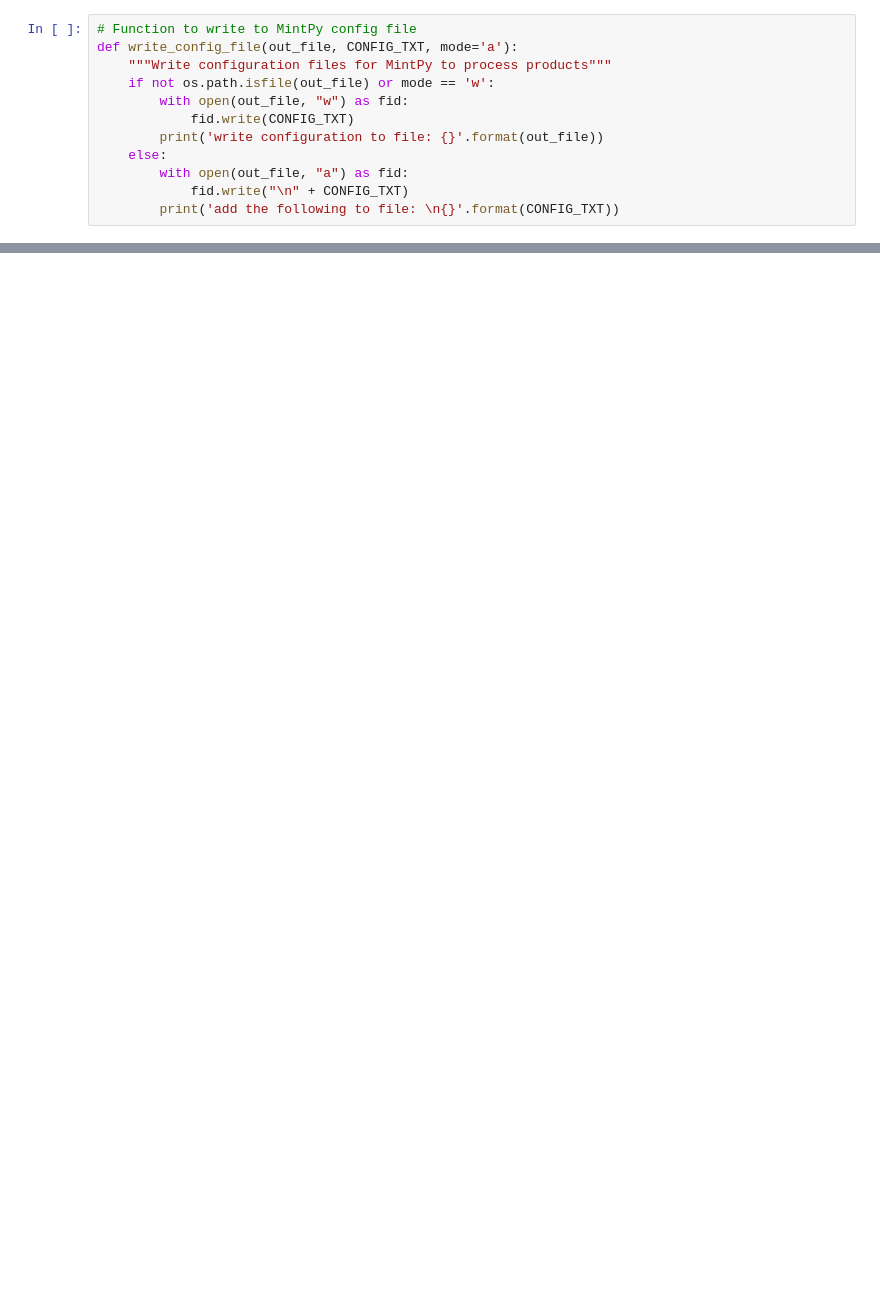
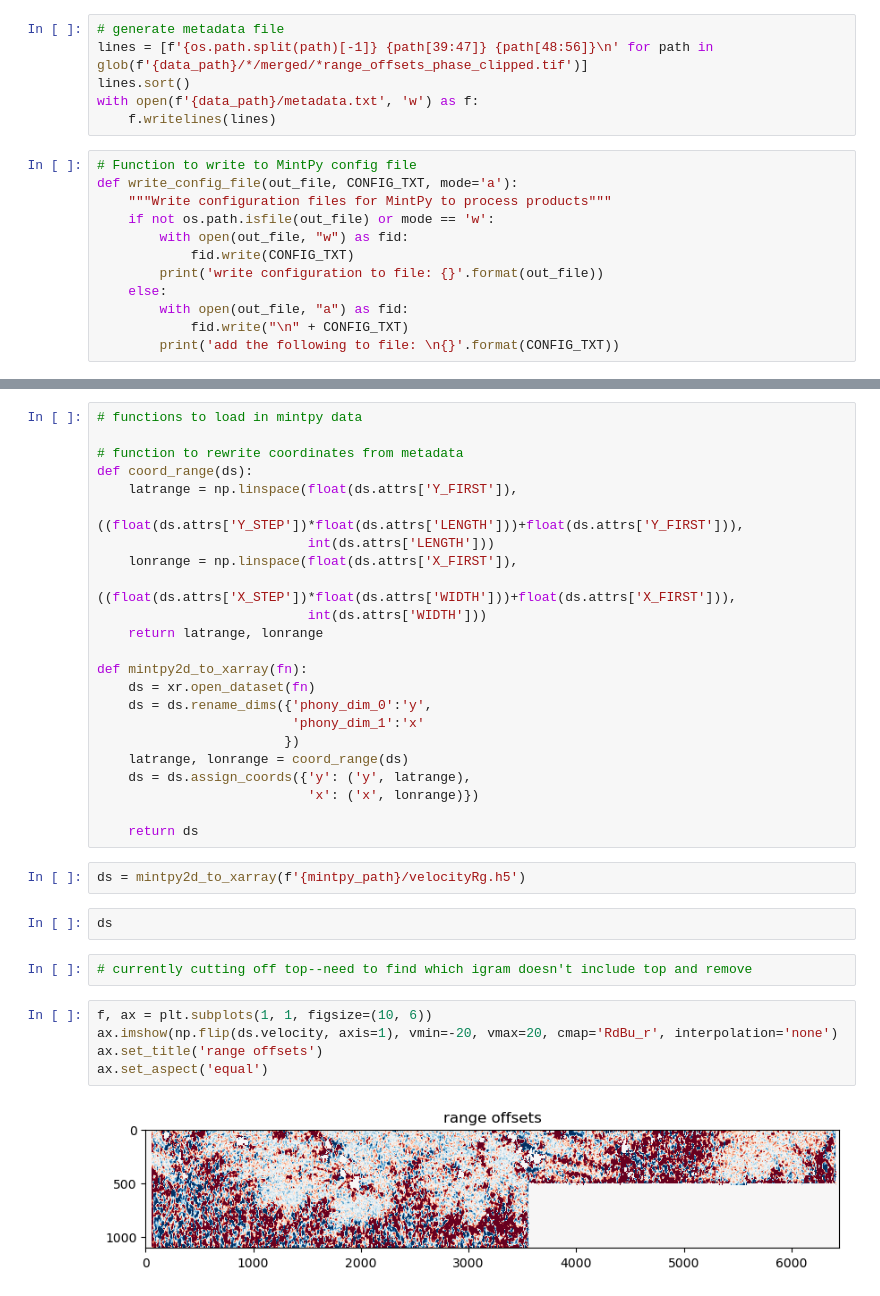
Before and after one commit to gbrencher/ffits, a Jupyter notebook: nbs/imja/FT-mintpy.ipynb, the cells around one changed output, grey strips where cells are left out. Drawn from its saved outputs; the diff is of its cells as text; blank space fills up the shorter version.

Commit message:
working on mintpy offsets

```diff
--- a/nbs/imja/FT-mintpy.ipynb
+++ b/nbs/imja/FT-mintpy.ipynb
@@ -35,3 +83,9 @@ Attributes:
+# %%
+# generate metadata file
+lines = [f'{os.path.split(path)[-1]} {path[39:47]} {path[48:56]}\n' for path in glob(f'{data_path}/*/merged/*range_offsets_phase_clipped.tif')]
+lines.sort()
+with open(f'{data_path}/metadata.txt', 'w') as f:
+    f.writelines(lines)
 # %%
 # Function to write to MintPy config file
 def write_config_file(out_file, CONFIG_TXT, mode='a'):
@@ -67,0 +183,36 @@ mintpy.compute.numWorker  = 6
+# %%
+# functions to load in mintpy data
+
+# function to rewrite coordinates from metadata
+def coord_range(ds):
+    latrange = np.linspace(float(ds.attrs['Y_FIRST']),
+                           ((float(ds.attrs['Y_STEP'])*float(ds.attrs['LENGTH']))+float(ds.attrs['Y_FIRST'])),
+                           int(ds.attrs['LENGTH']))
+    lonrange = np.linspace(float(ds.attrs['X_FIRST']),
+                           ((float(ds.attrs['X_STEP'])*float(ds.attrs['WIDTH']))+float(ds.attrs['X_FIRST'])),
+                           int(ds.attrs['WIDTH']))
+    return latrange, lonrange
+
+def mintpy2d_to_xarray(fn):
+    ds = xr.open_dataset(fn)
+    ds = ds.rename_dims({'phony_dim_0':'y',
+                         'phony_dim_1':'x'
+                        })
+    latrange, lonrange = coord_range(ds)
+    ds = ds.assign_coords({'y': ('y', latrange),
+                           'x': ('x', lonrange)})
+
+    return ds
+# %%
+ds = mintpy2d_to_xarray(f'{mintpy_path}/velocityRg.h5')
+# %%
+ds
+# %%
+# currently cutting off top--need to find which igram doesn't include top and remove
+# %%
+f, ax = plt.subplots(1, 1, figsize=(10, 6))
+ax.imshow(np.flip(ds.velocity, axis=1), vmin=-20, vmax=20, cmap='RdBu_r', interpolation='none')
+ax.set_title('range offsets')
+ax.set_aspect('equal')
+# %% [output]
+[figure, added]
```
Also changed, not shown: parts of 16 cells of this notebook, 1 other file.
